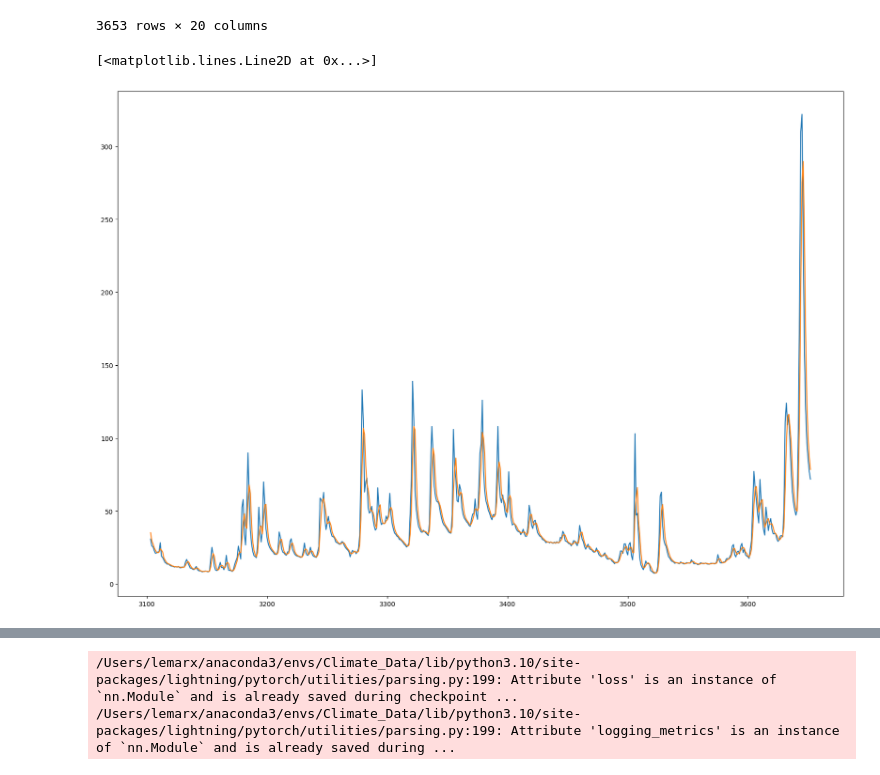
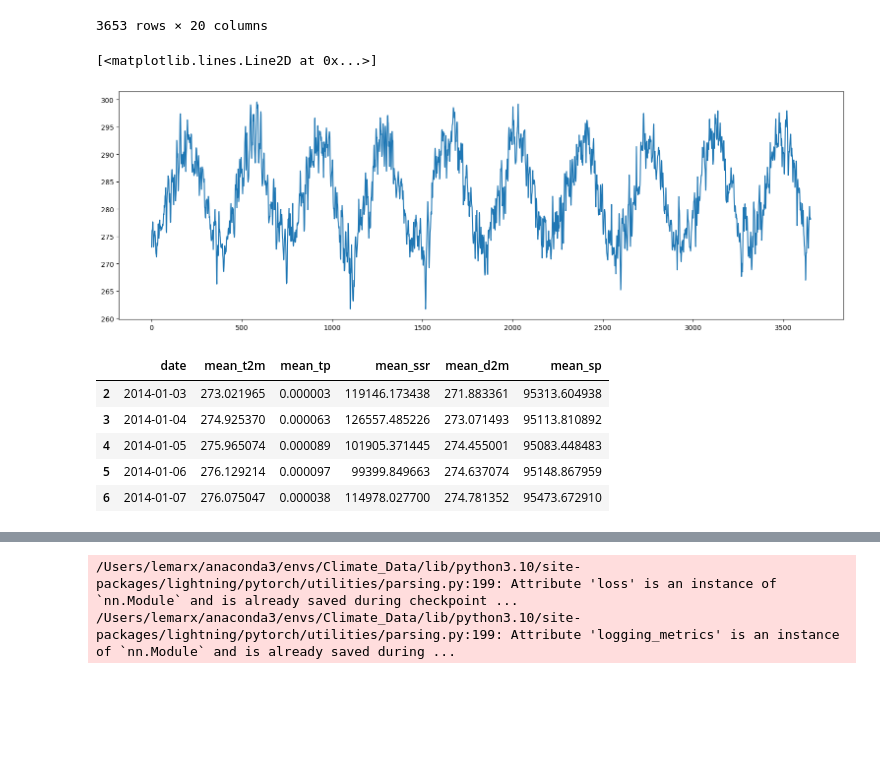
Before and after one commit to henrifnk/Seminar_ClimateNStatistics, a Jupyter notebook: work/07-hydroLSTM/notebooks/LSTM_Streamflow.ipynb, the cells around one changed output, grey strips where cells are left out. Cells and saved outputs as stored; diff of their text form; code cells hidden in the pictures; blank space fills up the shorter version.

```diff
--- a/work/07-hydroLSTM/notebooks/LSTM_Streamflow.ipynb
+++ b/work/07-hydroLSTM/notebooks/LSTM_Streamflow.ipynb
@@ -34,13 +34,3 @@ stream
 | 3651 | 2023-12-31 | 59.1 | 63.0 | 77.3 | 22.20 | 35.30 | 42.50 | 1.410 | 13.10 | ... |
 | 3652 | 2024-01-01 | 56.0 | 58.5 | 71.9 | 20.70 | 33.30 | 40.30 | 1.420 | 12.10 | ... |
 3653 rows × 20 columns
-# %%
-stream['15207507_smooth'] = stream['15207507'].rolling(window=3).mean()
-
-plt.figure(figsize=(20, 14))
-
-plt.plot(stream['15207507'].iloc[-550:])
-plt.plot(stream['15207507_smooth'].iloc[-550:])
-# %% [output]
-[<matplotlib.lines.Line2D at 0x...>]
-[figure, removed]
@@ -46,0 +41,6 @@ plt.plot(stream['15207507_smooth'].iloc[-550:])
+# %%
+plt.figure(figsize=(19,6))
+plt.plot(mean_meteo(meteo,'t2m').rolling(3,center = True).mean())
+# %% [output]
+[<matplotlib.lines.Line2D at 0x...>]
+[figure, added]
@@ -47,3 +49,27 @@ plt.plot(stream['15207507_smooth'].iloc[-550:])
+# %%
+
+meteo_vars = ['t2m','tp','ssr','d2m','sp']
+
+for var in meteo_vars:
+    meteo[f"mean_{var}"] = mean_meteo(meteo,var)
+
+tp_to_drop = [col for col in meteo.columns if 'tp_' in col]
+d2m_to_drop = [col for col in meteo.columns if 'd2m_' in col]
+ssr_to_drop = [col for col in meteo.columns if 'ssr_' in col]
+t2m_to_drop = [col for col in meteo.columns if 't2m_' in col]
+sp_tp_drop = [col for col in meteo.columns if 'sp_' in col]
+cols_to_drop = tp_to_drop + d2m_to_drop + ssr_to_drop + t2m_to_drop + sp_tp_drop
+meteo = meteo.drop(columns = cols_to_drop)
+meteo[['mean_t2m','mean_tp','mean_ssr','mean_d2m','mean_sp']] = meteo[['mean_t2m','mean_tp','mean_ssr','mean_d2m','mean_sp']].rolling(3).mean()
+meteo = meteo.dropna()
+meteo.head()
+# %% [output]
+|  | date | mean_t2m | mean_tp | mean_ssr | mean_d2m | mean_sp |
+| 2 | 2014-01-03 | 273.021965 | 0.000003 | 119146.173438 | 271.883361 | 95313.604938 |
+| 3 | 2014-01-04 | 274.925370 | 0.000063 | 126557.485226 | 273.071493 | 95113.810892 |
+| 4 | 2014-01-05 | 275.965074 | 0.000089 | 101905.371445 | 274.455001 | 95083.448483 |
+| 5 | 2014-01-06 | 276.129214 | 0.000097 | 99399.849663 | 274.637074 | 95148.867959 |
+| 6 | 2014-01-07 | 276.075047 | 0.000038 | 114978.027700 | 274.781352 | 95473.672910 |
 # %%
 stream = stream.iloc[:3652]
 meteo = meteo.drop(columns = 'date')
```
Also changed, not shown: parts of 20 cells of this notebook, 5 other files.
